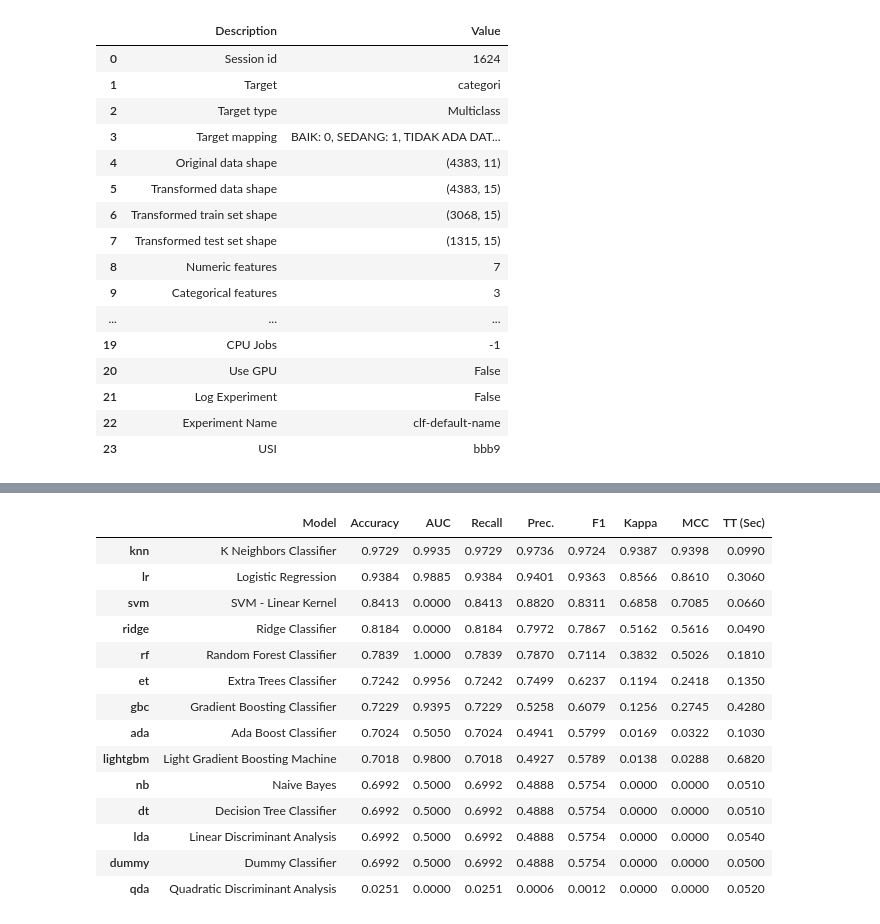
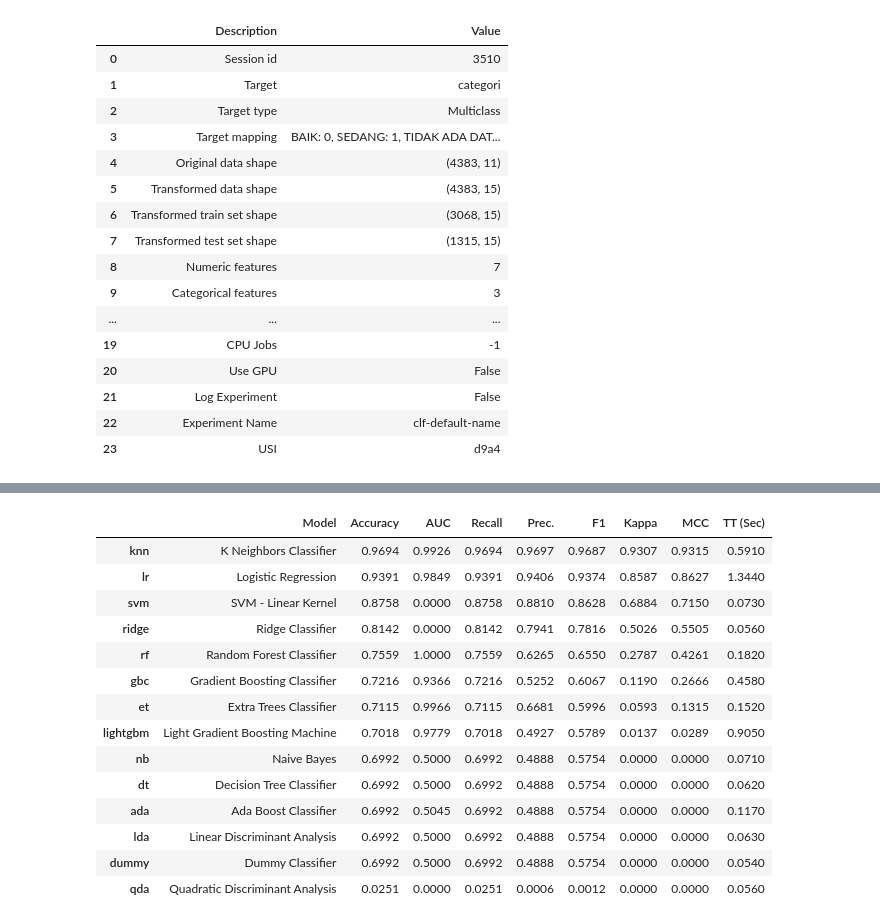
Before and after one commit to saifudienrosyid/finalproject_KKPM, a Jupyter notebook: halo.ipynb, the cells around one changed output, grey strips where cells are left out. Saved outputs shown, nothing was run; the diff lists cells and outputs as text; code cells hidden in the pictures.

```diff
--- a/halo.ipynb
+++ b/halo.ipynb
@@ -17,8 +17,8 @@ df.head()
 # %%
-setup_1 = setup(data=df, target='categori')
+setup_1 = setup(data=df_air, target='categori')
 # %% [output]
 |  | Description | Value |
-| 0 | Session id | 1624 |
+| 0 | Session id | 3510 |
 | 1 | Target | categori |
 | 2 | Target type | Multiclass |
 | 3 | Target mapping | BAIK: 0, SEDANG: 1, TIDAK ADA DAT... |
@@ -33,24 +33,24 @@ setup_1 = setup(data=df, target='categori')
 | 20 | Use GPU | False |
 | 21 | Log Experiment | False |
 | 22 | Experiment Name | clf-default-name |
-| 23 | USI | bbb9 |
+| 23 | USI | d9a4 |
 # %%
-best_model = compare_models()
+best_model_1 = compare_models()
 # %% [output]
 [interactive output not drawn]
 |  | Model | Accuracy | AUC | Recall | Prec. | F1 | Kappa | MCC | TT (Sec) |
-| knn | K Neighbors Classifier | 0.9729 | 0.9935 | 0.9729 | 0.9736 | 0.9724 | 0.9387 | 0.9398 | 0.0990 |
-| lr | Logistic Regression | 0.9384 | 0.9885 | 0.9384 | 0.9401 | 0.9363 | 0.8566 | 0.8610 | 0.3060 |
-| svm | SVM - Linear Kernel | 0.8413 | 0.0000 | 0.8413 | 0.8820 | 0.8311 | 0.6858 | 0.7085 | 0.0660 |
-| ridge | Ridge Classifier | 0.8184 | 0.0000 | 0.8184 | 0.7972 | 0.7867 | 0.5162 | 0.5616 | 0.0490 |
-| rf | Random Forest Classifier | 0.7839 | 1.0000 | 0.7839 | 0.7870 | 0.7114 | 0.3832 | 0.5026 | 0.1810 |
-| et | Extra Trees Classifier | 0.7242 | 0.9956 | 0.7242 | 0.7499 | 0.6237 | 0.1194 | 0.2418 | 0.1350 |
-| gbc | Gradient Boosting Classifier | 0.7229 | 0.9395 | 0.7229 | 0.5258 | 0.6079 | 0.1256 | 0.2745 | 0.4280 |
-| ada | Ada Boost Classifier | 0.7024 | 0.5050 | 0.7024 | 0.4941 | 0.5799 | 0.0169 | 0.0322 | 0.1030 |
-| lightgbm | Light Gradient Boosting Machine | 0.7018 | 0.9800 | 0.7018 | 0.4927 | 0.5789 | 0.0138 | 0.0288 | 0.6820 |
-| nb | Naive Bayes | 0.6992 | 0.5000 | 0.6992 | 0.4888 | 0.5754 | 0.0000 | 0.0000 | 0.0510 |
-| dt | Decision Tree Classifier | 0.6992 | 0.5000 | 0.6992 | 0.4888 | 0.5754 | 0.0000 | 0.0000 | 0.0510 |
-| lda | Linear Discriminant Analysis | 0.6992 | 0.5000 | 0.6992 | 0.4888 | 0.5754 | 0.0000 | 0.0000 | 0.0540 |
-| dummy | Dummy Classifier | 0.6992 | 0.5000 | 0.6992 | 0.4888 | 0.5754 | 0.0000 | 0.0000 | 0.0500 |
-| qda | Quadratic Discriminant Analysis | 0.0251 | 0.0000 | 0.0251 | 0.0006 | 0.0012 | 0.0000 | 0.0000 | 0.0520 |
+| knn | K Neighbors Classifier | 0.9694 | 0.9926 | 0.9694 | 0.9697 | 0.9687 | 0.9307 | 0.9315 | 0.5910 |
+| lr | Logistic Regression | 0.9391 | 0.9849 | 0.9391 | 0.9406 | 0.9374 | 0.8587 | 0.8627 | 1.3440 |
+| svm | SVM - Linear Kernel | 0.8758 | 0.0000 | 0.8758 | 0.8810 | 0.8628 | 0.6884 | 0.7150 | 0.0730 |
+| ridge | Ridge Classifier | 0.8142 | 0.0000 | 0.8142 | 0.7941 | 0.7816 | 0.5026 | 0.5505 | 0.0560 |
+| rf | Random Forest Classifier | 0.7559 | 1.0000 | 0.7559 | 0.6265 | 0.6550 | 0.2787 | 0.4261 | 0.1820 |
+| gbc | Gradient Boosting Classifier | 0.7216 | 0.9366 | 0.7216 | 0.5252 | 0.6067 | 0.1190 | 0.2666 | 0.4580 |
+| et | Extra Trees Classifier | 0.7115 | 0.9966 | 0.7115 | 0.6681 | 0.5996 | 0.0593 | 0.1315 | 0.1520 |
+| lightgbm | Light Gradient Boosting Machine | 0.7018 | 0.9779 | 0.7018 | 0.4927 | 0.5789 | 0.0137 | 0.0289 | 0.9050 |
+| nb | Naive Bayes | 0.6992 | 0.5000 | 0.6992 | 0.4888 | 0.5754 | 0.0000 | 0.0000 | 0.0710 |
+| dt | Decision Tree Classifier | 0.6992 | 0.5000 | 0.6992 | 0.4888 | 0.5754 | 0.0000 | 0.0000 | 0.0620 |
+| ada | Ada Boost Classifier | 0.6992 | 0.5045 | 0.6992 | 0.4888 | 0.5754 | 0.0000 | 0.0000 | 0.1170 |
+| lda | Linear Discriminant Analysis | 0.6992 | 0.5000 | 0.6992 | 0.4888 | 0.5754 | 0.0000 | 0.0000 | 0.0630 |
+| dummy | Dummy Classifier | 0.6992 | 0.5000 | 0.6992 | 0.4888 | 0.5754 | 0.0000 | 0.0000 | 0.0540 |
+| qda | Quadratic Discriminant Analysis | 0.0251 | 0.0000 | 0.0251 | 0.0006 | 0.0012 | 0.0000 | 0.0000 | 0.0560 |
 [interactive output not drawn]
```
Also changed, not shown: parts of 25 cells of this notebook, 7 other files.
